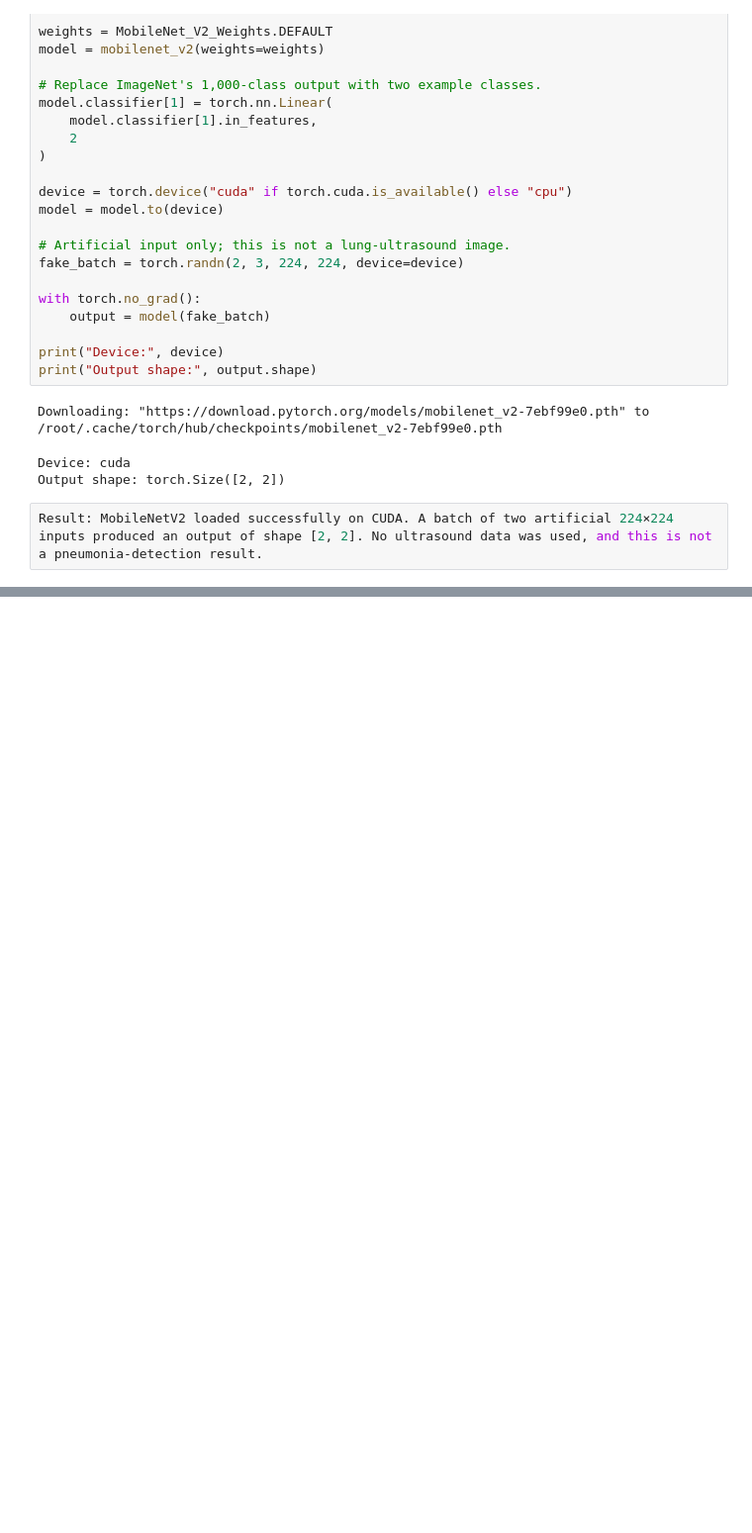
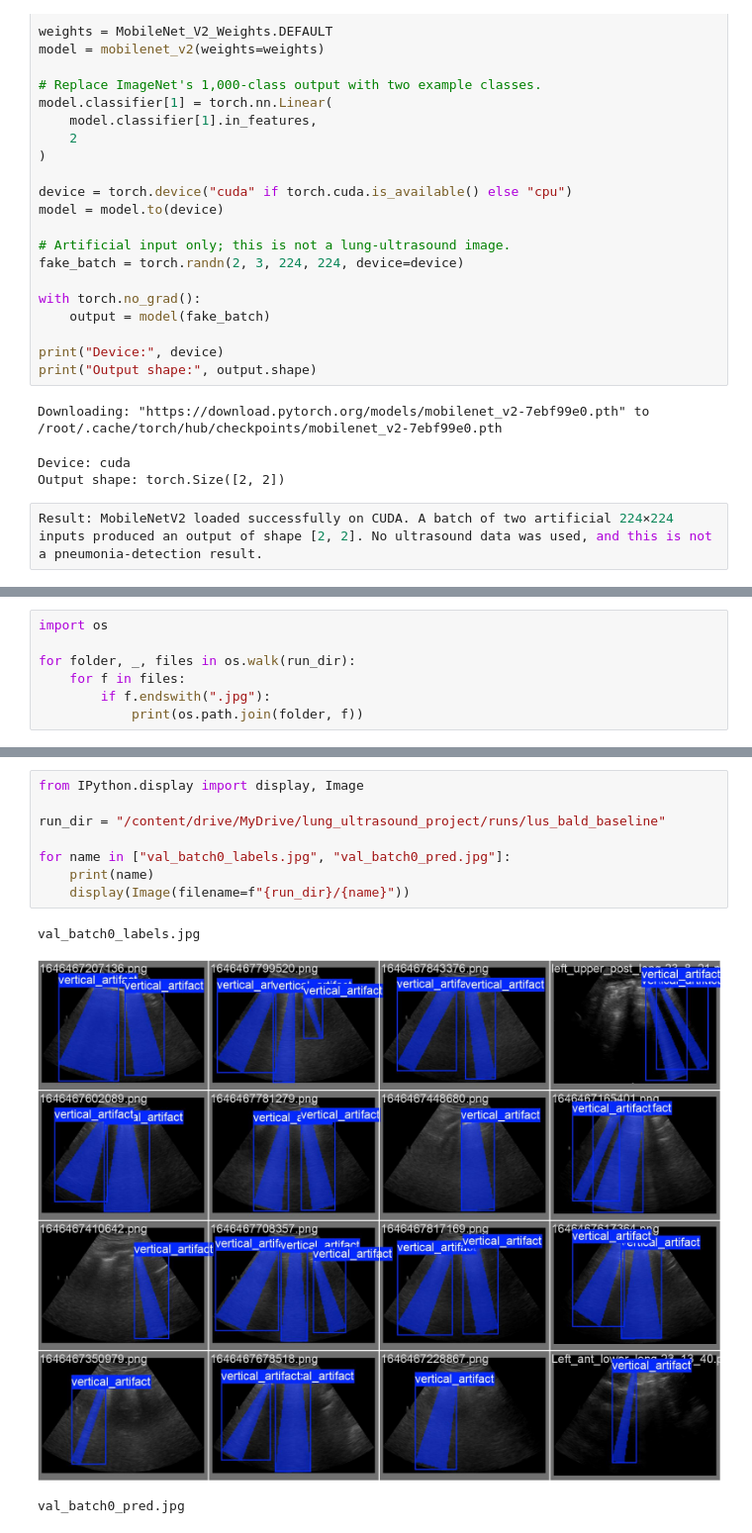
Before and after one commit to SamsondareHUB/lung-ultrasound-pneumonia-ai, a Jupyter notebook: lung_ultrasound_pneumonia.ipynb, the cells around one changed output, grey strips where cells are left out. Shown at 99% size. Drawn from its saved outputs; the diff is of its cells as text; blank space fills up the shorter version.

```diff
--- a/lung_ultrasound_pneumonia.ipynb
+++ b/lung_ultrasound_pneumonia.ipynb
@@ -57,0 +451,7 @@ Result: MobileNetV2 loaded successfully on CUDA. A batch of two artificial 224×
+# %%
+import os
+
+for folder, _, files in os.walk(run_dir):
+    for f in files:
+        if f.endswith(".jpg"):
+            print(os.path.join(folder, f))
@@ -57,0 +472,12 @@ Result: MobileNetV2 loaded successfully on CUDA. A batch of two artificial 224×
+# %%
+from IPython.display import display, Image
+
+run_dir = "/content/drive/MyDrive/lung_ultrasound_project/runs/lus_bald_baseline"
+
+for name in ["val_batch0_labels.jpg", "val_batch0_pred.jpg"]:
+    print(name)
+    display(Image(filename=f"{run_dir}/{name}"))
+# %% [output]
+val_batch0_labels.jpg
+[figure, added]
+val_batch0_pred.jpg
```
Also changed, not shown: parts of 26 cells of this notebook.
